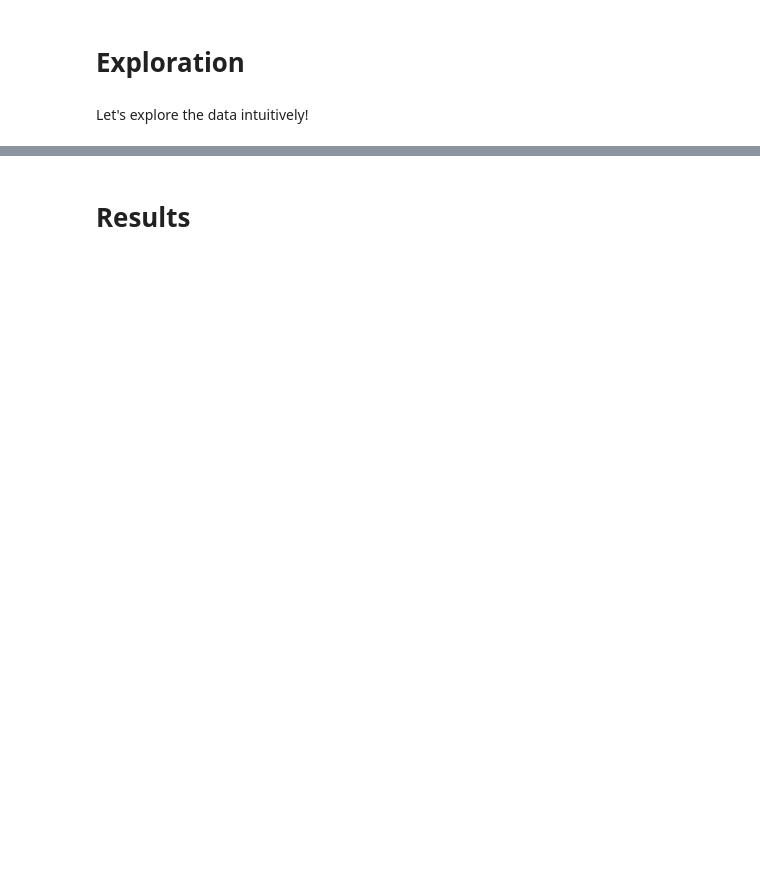
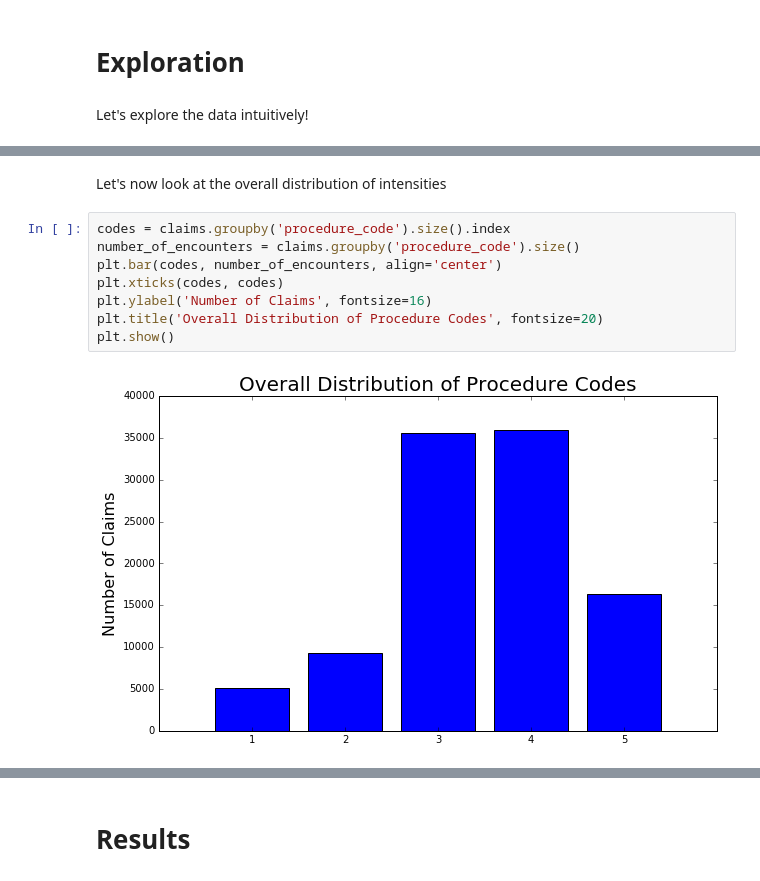
Before and after one commit to CloverHealth/pycon2017, a Jupyter notebook: em_upcoding/EM Upcoding.ipynb, the cells around one changed output, grey strips where cells are left out. Saved outputs shown, nothing was run; the diff lists cells and outputs as text; blank space fills up the shorter version.

```diff
--- a/em_upcoding/EM Upcoding.ipynb
+++ b/em_upcoding/EM Upcoding.ipynb
@@ -106,0 +111,12 @@ result_output['All'].describe()
+# %% [markdown]
+Let's now look at the overall distribution of intensities
+# %%
+codes = claims.groupby('procedure_code').size().index
+number_of_encounters = claims.groupby('procedure_code').size()
+plt.bar(codes, number_of_encounters, align='center')
+plt.xticks(codes, codes)
+plt.ylabel('Number of Claims', fontsize=16)
+plt.title('Overall Distribution of Procedure Codes', fontsize=20)
+plt.show()
+# %% [output]
+[figure, added]
```
Also changed, not shown: parts of 39 cells of this notebook, 2 other files.
